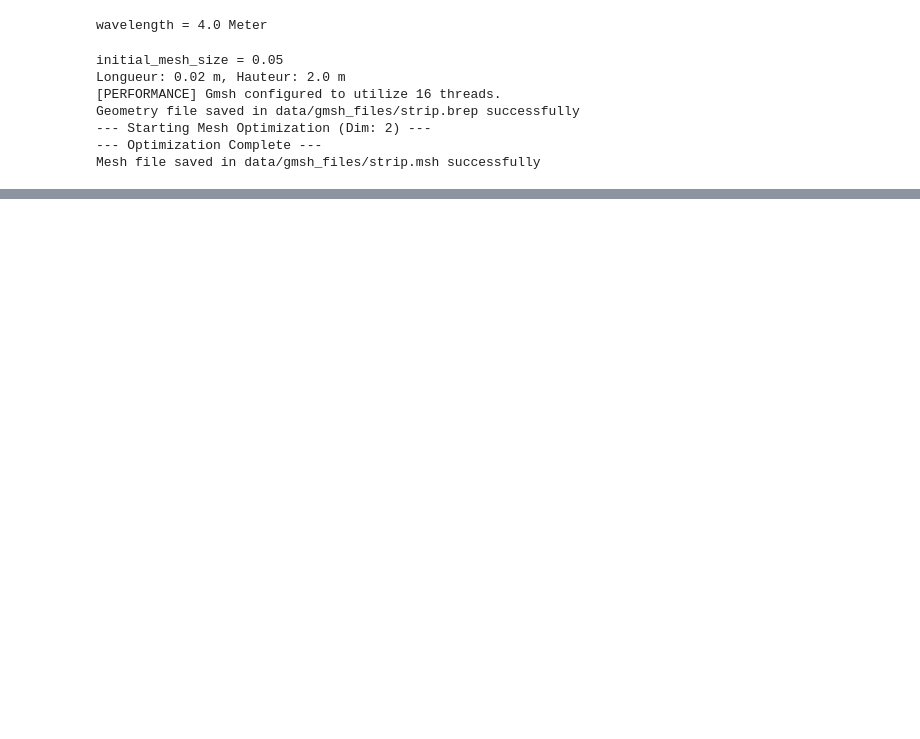
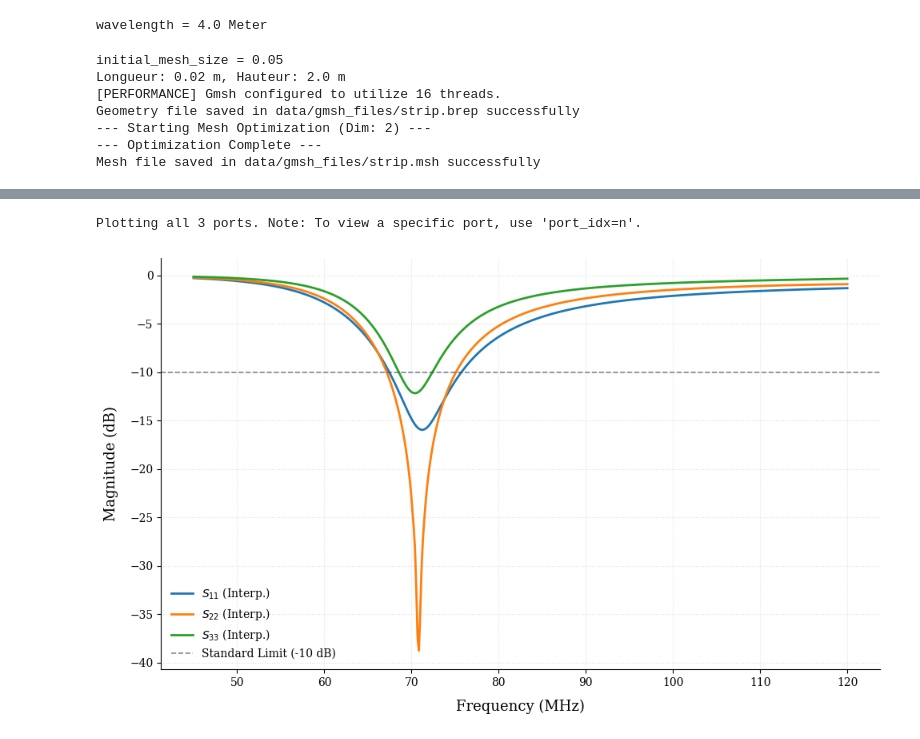
Before and after one commit to FahdilOuro/Antenna_Solver_MoM, a Jupyter notebook: backend/antenna_simulation/freq_sweep_radiation/strip_gap_radiation.ipynb, the cells around one changed output, grey strips where cells are left out. Cells and saved outputs as stored; diff of their text form; code cells hidden in the pictures; blank space fills up the shorter version.

```diff
--- a/backend/antenna_simulation/freq_sweep_radiation/strip_gap_radiation.ipynb
+++ b/backend/antenna_simulation/freq_sweep_radiation/strip_gap_radiation.ipynb
@@ -83,0 +87,5 @@ plot_s11(path)
+# %%
+plot_s_parameters(path)
+# %% [output]
+Plotting all 3 ports. Note: To view a specific port, use 'port_idx=n'.
+[figure, added]
```
Also changed, not shown: parts of 9 cells of this notebook, 9 other files.
